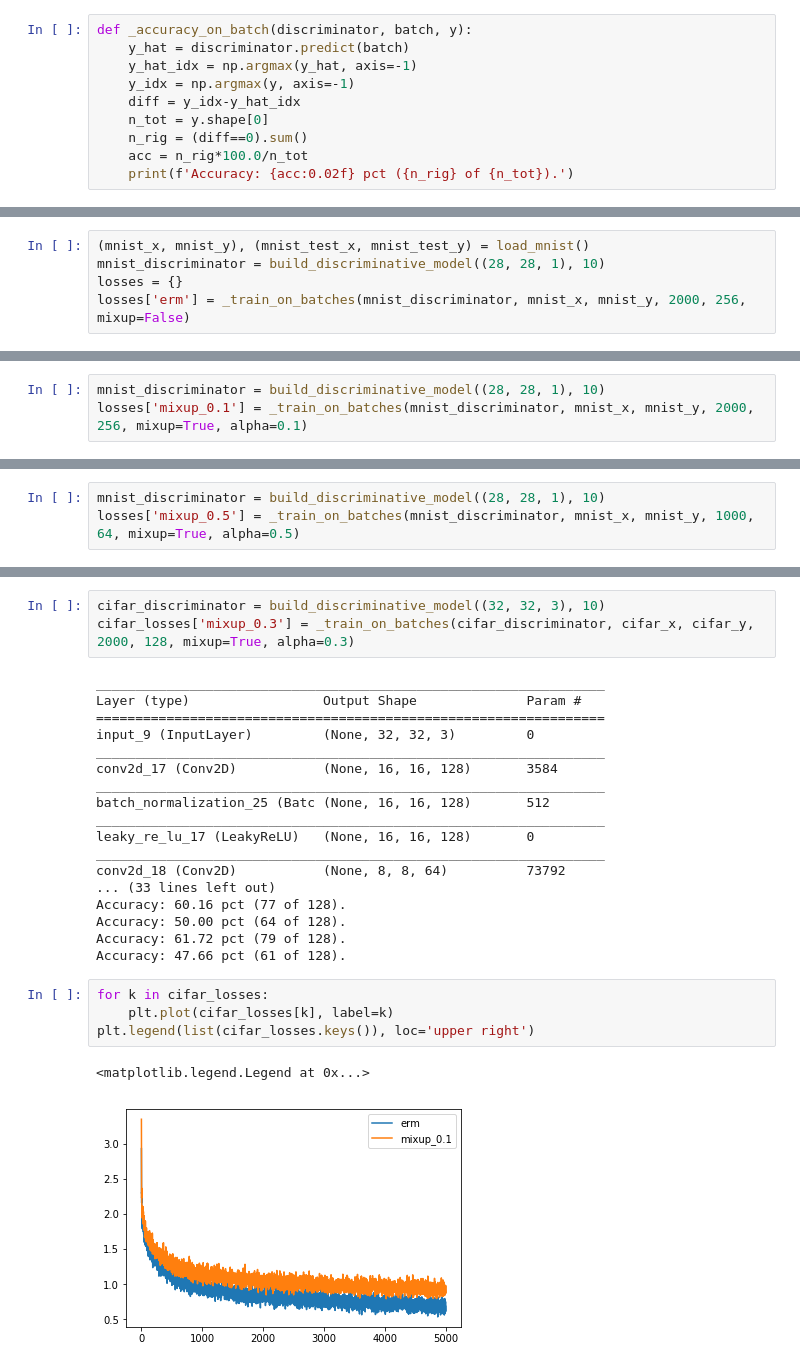
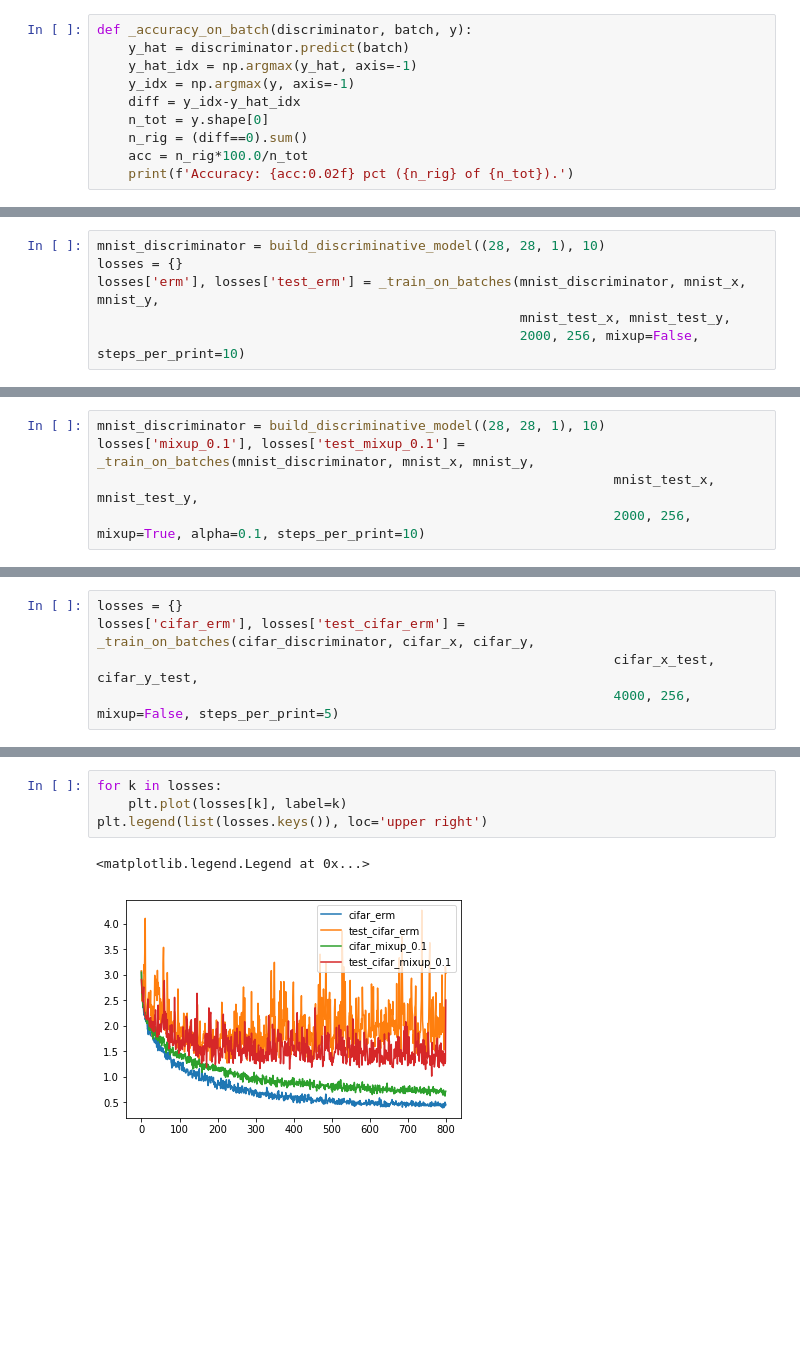
Before and after one commit to broadinstitute/ml4h, a Jupyter notebook: notebooks/mixup_mnist_cifar.ipynb, the cells around one changed output, grey strips where cells are left out. Saved outputs shown, nothing was run; the diff lists cells and outputs as text; blank space fills up the shorter version.

```diff
--- a/notebooks/mixup_mnist_cifar.ipynb
+++ b/notebooks/mixup_mnist_cifar.ipynb
@@ -124,6 +362,7 @@ def _train_on_batches(discriminator, x_train, y_train, steps, batch_size, mixup=
 # %%
-(mnist_x, mnist_y), (mnist_test_x, mnist_test_y) = load_mnist()
 mnist_discriminator = build_discriminative_model((28, 28, 1), 10)
 losses = {}
-losses['erm'] = _train_on_batches(mnist_discriminator, mnist_x, mnist_y, 2000, 256, mixup=False)
+losses['erm'], losses['test_erm'] = _train_on_batches(mnist_discriminator, mnist_x, mnist_y,
+                                                      mnist_test_x, mnist_test_y,
+                                                      2000, 256, mixup=False, steps_per_print=10)
 # %% [output]
@@ -147,6 +386,8 @@ Accuracy: 100.00 pct (256 of 256).
 # %%
 mnist_discriminator = build_discriminative_model((28, 28, 1), 10)
-losses['mixup_0.1'] = _train_on_batches(mnist_discriminator, mnist_x, mnist_y, 2000, 256, mixup=True, alpha=0.1)
+losses['mixup_0.1'], losses['test_mixup_0.1'] = _train_on_batches(mnist_discriminator, mnist_x, mnist_y,
+                                                                  mnist_test_x, mnist_test_y,
+                                                                  2000, 256, mixup=True, alpha=0.1, steps_per_print=10)
 # %% [output]
 _________________________________________________________________
 Layer (type)                 Output Shape              Param #
@@ -168,3 +408,0 @@ Accuracy: 60.55 pct (155 of 256).
-# %%
-mnist_discriminator = build_discriminative_model((28, 28, 1), 10)
-losses['mixup_0.5'] = _train_on_batches(mnist_discriminator, mnist_x, mnist_y, 1000, 64, mixup=True, alpha=0.5)
@@ -219,0 +452,5 @@ Accuracy: 76.56 pct (196 of 256).
+# %%
+losses = {}
+losses['cifar_erm'], losses['test_cifar_erm'] = _train_on_batches(cifar_discriminator, cifar_x, cifar_y,
+                                                                  cifar_x_test, cifar_y_test,
+                                                                  4000, 256, mixup=False, steps_per_print=5)
@@ -241,28 +499,7 @@ Accuracy: 71.09 pct (182 of 256).
-# %%
-cifar_discriminator = build_discriminative_model((32, 32, 3), 10)
-cifar_losses['mixup_0.3'] = _train_on_batches(cifar_discriminator, cifar_x, cifar_y, 2000, 128, mixup=True, alpha=0.3)
-# %% [output]
-_________________________________________________________________
-Layer (type)                 Output Shape              Param #
-=================================================================
-input_9 (InputLayer)         (None, 32, 32, 3)         0
-_________________________________________________________________
-conv2d_17 (Conv2D)           (None, 16, 16, 128)       3584
-_________________________________________________________________
-batch_normalization_25 (Batc (None, 16, 16, 128)       512
-_________________________________________________________________
-leaky_re_lu_17 (LeakyReLU)   (None, 16, 16, 128)       0
-_________________________________________________________________
-conv2d_18 (Conv2D)           (None, 8, 8, 64)          73792
-... (33 lines left out)
-Accuracy: 60.16 pct (77 of 128).
-Accuracy: 50.00 pct (64 of 128).
-Accuracy: 61.72 pct (79 of 128).
-Accuracy: 47.66 pct (61 of 128).
 # %%
-for k in cifar_losses:
-    plt.plot(cifar_losses[k], label=k)
-plt.legend(list(cifar_losses.keys()), loc='upper right')
+for k in losses:
+    plt.plot(losses[k], label=k)
+plt.legend(list(losses.keys()), loc='upper right')
 # %% [output]
 <matplotlib.legend.Legend at 0x...>
-[figure, old version]
+[figure, new version]
```
Also changed, not shown: parts of 20 cells of this notebook.
